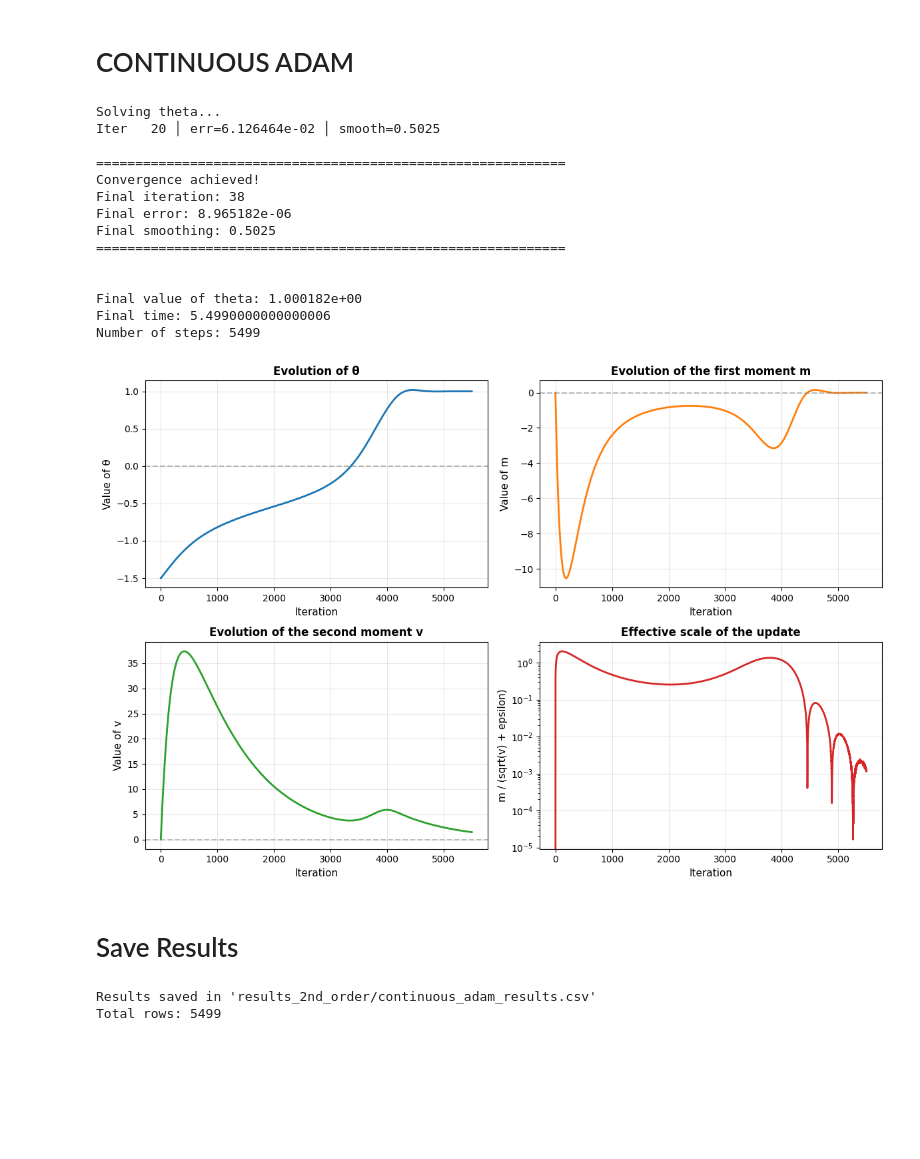
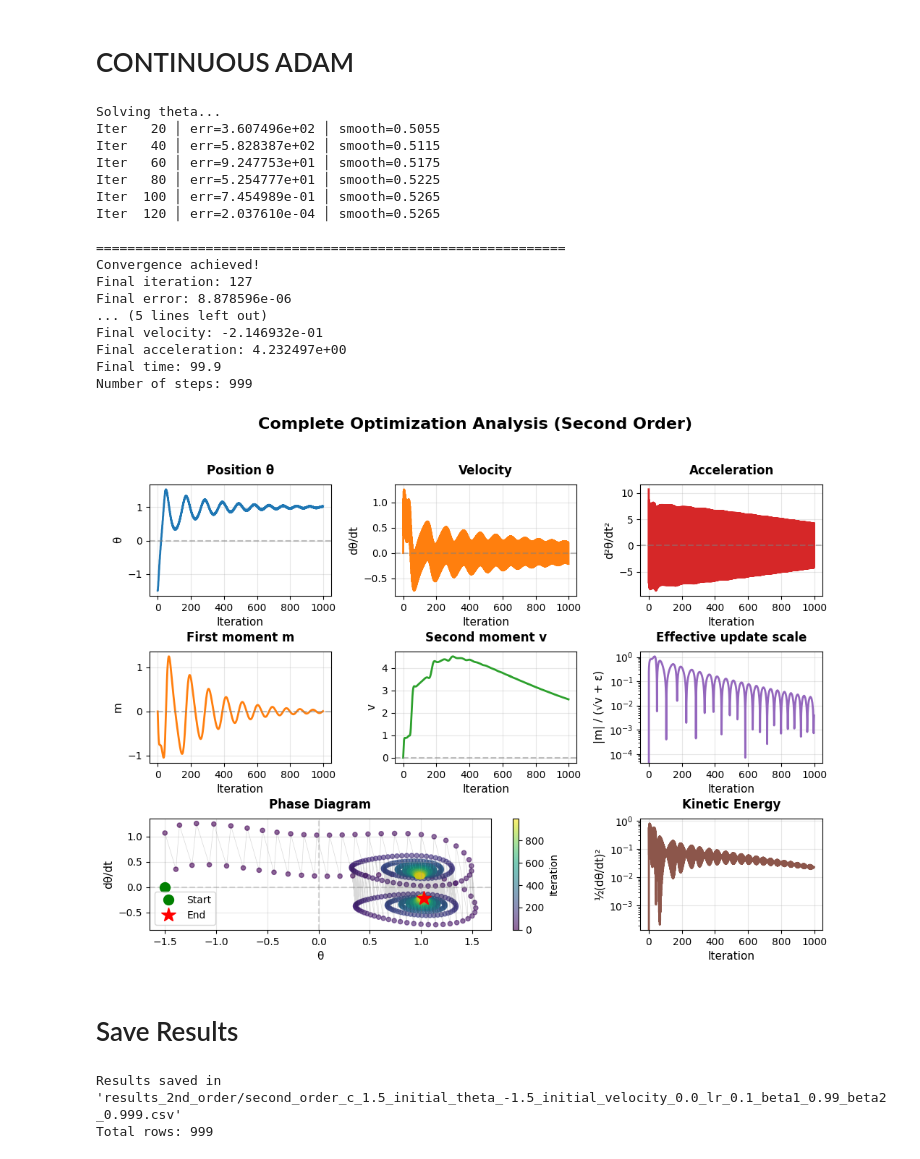
Before and after one commit to carlosherediapimienta/nonlocal-adam, a Jupyter notebook: notebooks/2nd_analysis.ipynb, the cells around one changed output. Drawn from its saved outputs; the diff is of its cells as text; code cells hidden in the pictures; blank space fills up the shorter version.

```diff
--- a/notebooks/2nd_analysis.ipynb
+++ b/notebooks/2nd_analysis.ipynb
@@ -29,49 +29,67 @@ optimizer_theta = NonlocalSolverMomentumAdam(
 )
 t, y = optimizer_theta.solve()
 
-if y.ndim == 1:
-    # Equation of firs orden: y contains directly theta
-    theta_history = y
-    theta_dot_history = None  # No exists for first order equation
+if y.shape[1] == 2:
+    # Equation of firs orden: y contains directly theta and dtheta/dt
+    theta_history = y[:,0]
+    theta_dot_history = y[:,1]
+    theta_ddot_history = None
+
     final_state = theta_history[-1]
+    final_velocity = theta_dot_history[-1]
+
     print(f"\nFinal value of theta: {float(final_state):.6e}")
-else:
-    # Second order equation: y has columns [theta, theta_dot]
+    print(f"Final velocity: {float(final_velocity):.6e}")
+
+elif y.shape[1] == 3:
+    # Second order equation: y has columns [theta, theta_dot, theta_ddot]
     theta_history = y[:, 0]
     theta_dot_history = y[:, 1]
+    theta_ddot_history = y[:, 2]
+
     final_state = theta_history[-1]
-    if isinstance(final_state, np.ndarray) and final_state.size > 1:
-        print(f"\nFinal value of theta: {final_state[0]:.6e}")
-        print(f"Final velocity: {final_state[1]:.6e}")
-    else:
-        print(f"\nFinal value of theta: {float(final_state):.6e}")
+    final_velocity = theta_dot_history[-1]
+    final_acceleration = theta_ddot_history[-1]
+
+    print(f"\nFinal value of theta: {float(final_state):.6e}")
+    print(f"Final velocity: {float(final_velocity):.6e}")
+    print(f"Final acceleration: {float(final_acceleration):.6e}")
 
 print(f"Final time: {t[-1]}")
 print(f"Number of steps: {len(t)}")
 # %% [output]
 Solving theta...
-Iter   20 │ err=6.126464e-02 │ smooth=0.5025
+Iter   20 │ err=3.607496e+02 │ smooth=0.5055
+Iter   40 │ err=5.828387e+02 │ smooth=0.5115
+Iter   60 │ err=9.247753e+01 │ smooth=0.5175
+Iter   80 │ err=5.254777e+01 │ smooth=0.5225
+Iter  100 │ err=7.454989e-01 │ smooth=0.5265
+Iter  120 │ err=2.037610e-04 │ smooth=0.5265
 
 ============================================================
 Convergence achieved!
-Final iteration: 38
-Final error: 8.965182e-06
-Final smoothing: 0.5025
-============================================================
-
-
-Final value of theta: 1.000182e+00
-Final time: 5.4990000000000006
-Number of steps: 5499
+Final iteration: 127
+Final error: 8.878596e-06
+... (5 lines left out)
+Final velocity: -2.146932e-01
+Final acceleration: 4.232497e+00
+Final time: 99.9
+Number of steps: 999
 # %%
 # Crear el plotter y visualizar
-plotter = AdamPlotter(theta_history, optimizer_theta._last_m[:, 1], optimizer_theta._last_v[:, 1])
+plotter = AdamPlotter(
+    theta_history=theta_history,
+    m_history=optimizer_theta._last_m[:, 1],
+    v_history=optimizer_theta._last_v[:, 1],
+    theta_dot_history=theta_dot_history,
+    theta_ddot_history=theta_ddot_history
+)
 
 # Plotear todo
 plotter.plot('all')
 plt.show()
 # %% [output]
-[figure, old version]
+[figure, new version]
 # %% [markdown]
 # Save Results
 # %%
@@ -79,14 +97,16 @@ plt.show()
 df_continuous = pd.DataFrame({
     't': np.arange(len(theta_history)),
     'theta_history': theta_history,
+    'theta_dot_history': theta_dot_history,
+    'theta_ddot_history': theta_ddot_history,
     'm_history': optimizer_theta._last_m[:, 1],
     'v_history': optimizer_theta._last_v[:, 1]
 })
 
 # Save to CSV
-df_continuous.to_csv(f'results_2nd_order/continuous_adam_results_initial_theta_{initial_theta}_initial_velocity_{initial_velocity}_lr_{lr}_beta1_{beta1}_beta2_{beta2}.csv', index=False)
-print(f"Results saved in 'results_2nd_order/continuous_adam_results.csv'")
+df_continuous.to_csv(f'results_2nd_order/second_order_c_{c_value}_initial_theta_{initial_theta}_initial_velocity_{initial_velocity}_lr_{lr}_beta1_{beta1}_beta2_{beta2}.csv', index=False)
+print(f"Results saved in 'results_2nd_order/second_order_c_{c_value}_initial_theta_{initial_theta}_initial_velocity_{initial_velocity}_lr_{lr}_beta1_{beta1}_beta2_{beta2}.csv'")
 print(f"Total rows: {len(df_continuous)}")
 # %% [output]
-Results saved in 'results_2nd_order/continuous_adam_results.csv'
-Total rows: 5499
+Results saved in 'results_2nd_order/second_order_c_1.5_initial_theta_-1.5_initial_velocity_0.0_lr_0.1_beta1_0.99_beta2_0.999.csv'
+Total rows: 999
```
Also changed, not shown: 46 other files.
